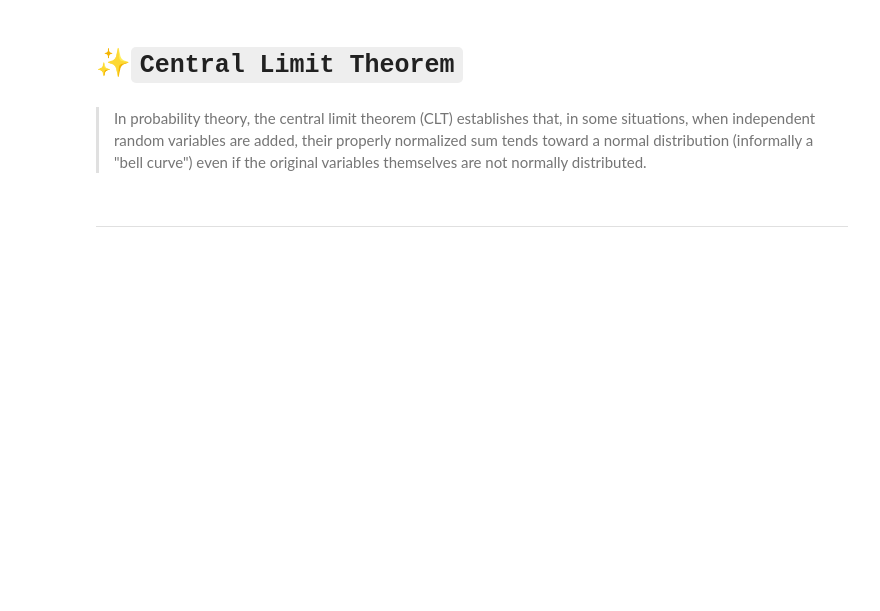
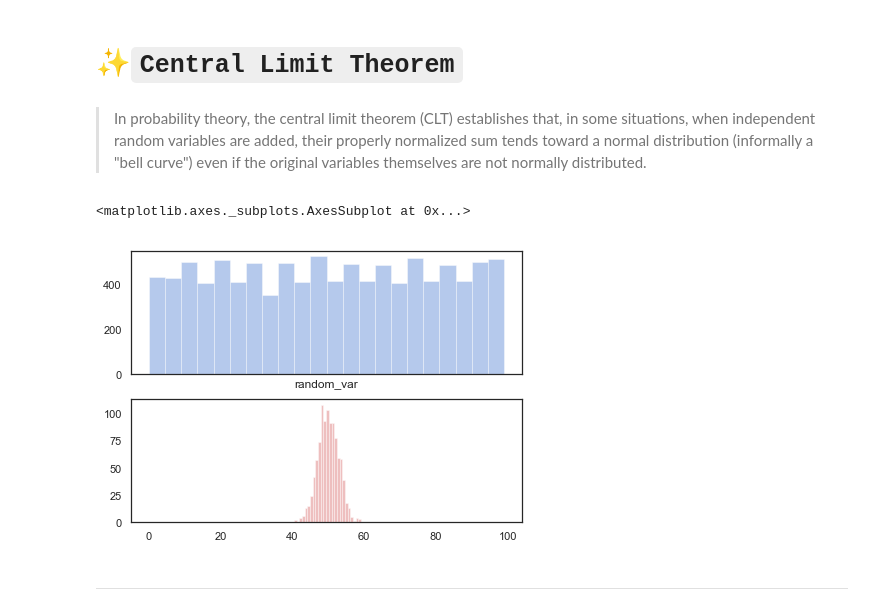
Before and after one commit to Randallzoeng/StatisticsInference, a Jupyter notebook: 🔰PracticeOnStat.ipynb, the cells around one changed output. Cells and saved outputs as stored; diff of their text form; code cells hidden in the pictures; blank space fills up the shorter version.

```diff
--- a/🔰PracticeOnStat.ipynb
+++ b/🔰PracticeOnStat.ipynb
@@ -443,6 +443,20 @@ scipy_stats.norm.cdf(-1,loc=0,scale=1.0) - scipy_stats.norm.cdf(1,loc=0,scale=1.
 # ✨`Central Limit Theorem`
 # %% [markdown]
 > In probability theory, the central limit theorem (CLT) establishes that, in some situations, when independent random variables are added, their properly normalized sum tends toward a normal distribution (informally a "bell curve") even if the original variables themselves are not normally distributed.
+# %%
+X = pd.DataFrame(np.random.randint(0,100,size=10000),columns=['random_var'])
+sample_mean = []
+for i in range(1000):
+    sample_mean.append(X.sample(100).random_var.mean())
+# %%
+f, (ax1, ax2) = plt.subplots(2, 1, figsize=(7, 5), sharex=True)
+sns.distplot(X.random_var, kde=False, color="b", ax=ax1)
+sns.distplot(sample_mean, kde=False, color="r", ax=ax2)
+# plt.hist(X.random_var,ax=ax1)
+# plt.hist(sample_mean,ax=ax2)
+# %% [output]
+<matplotlib.axes._subplots.AxesSubplot at 0x...>
+[figure, added]
 # %% [markdown]
 ---
 # %% [markdown]
```
